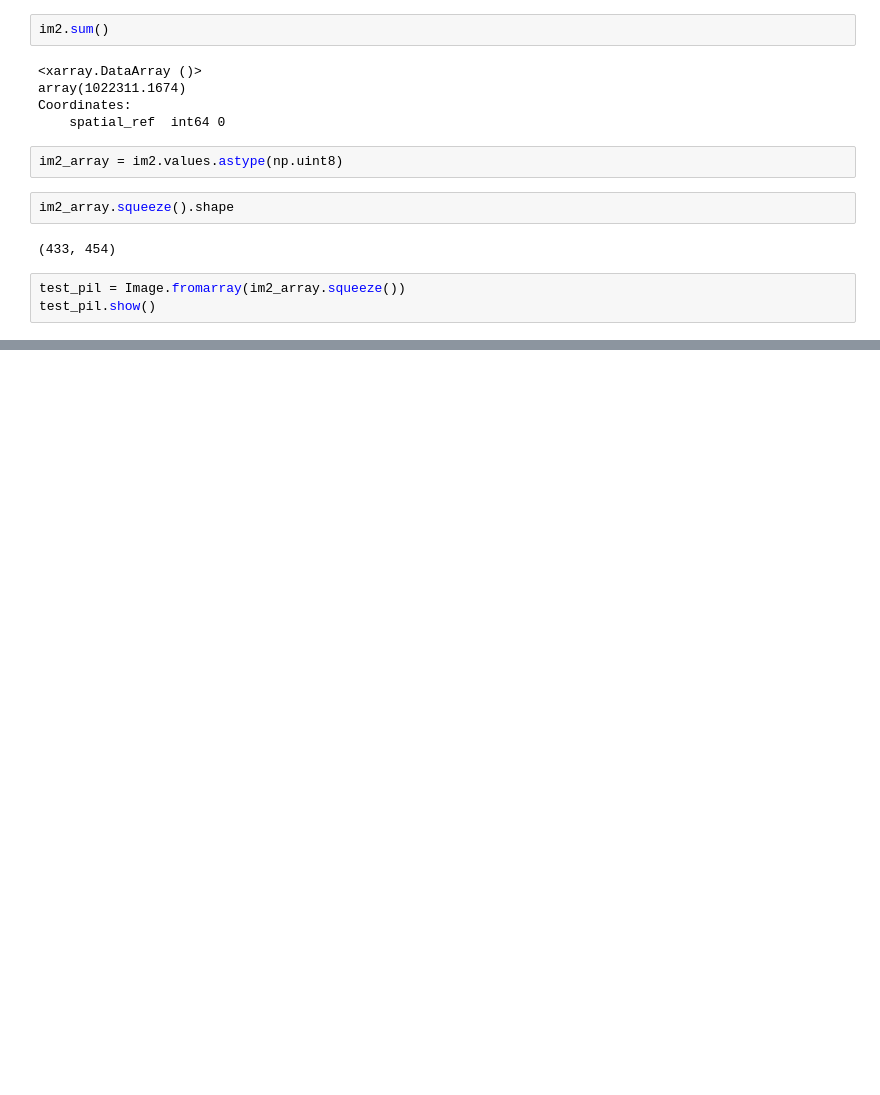
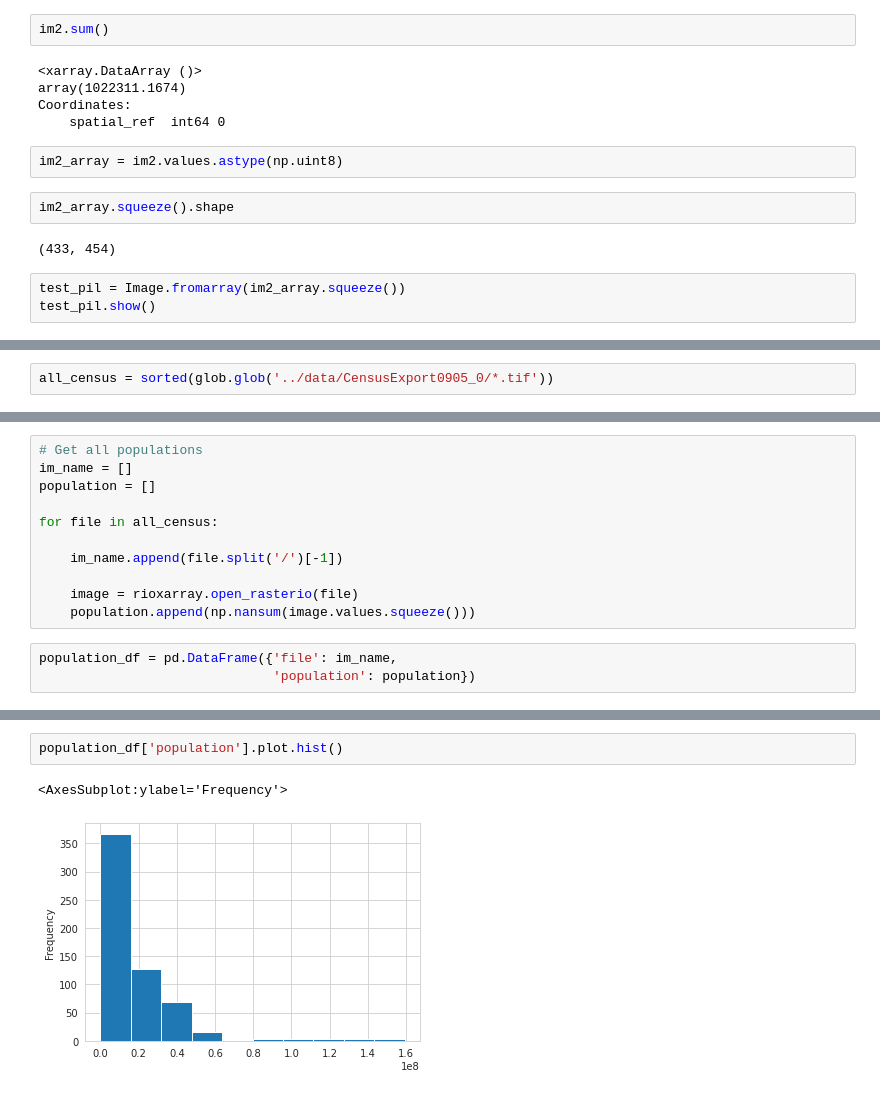
Before and after one commit to mianakajima/NightLights, a Jupyter notebook: notebooks/08_process_images.ipynb, the cells around one changed output, grey strips where cells are left out. Drawn from its saved outputs; the diff is of its cells as text; blank space fills up the shorter version.

```diff
--- a/notebooks/08_process_images.ipynb
+++ b/notebooks/08_process_images.ipynb
@@ -52,0 +70,2 @@ test_pil.show()
+# %%
+all_census = sorted(glob.glob('../data/CensusExport0905_0/*.tif'))
@@ -52,0 +76,14 @@ test_pil.show()
+# %%
+# Get all populations
+im_name = []
+population = []
+
+for file in all_census:
+
+    im_name.append(file.split('/')[-1])
+
+    image = rioxarray.open_rasterio(file)
+    population.append(np.nansum(image.values.squeeze()))
+# %%
+population_df = pd.DataFrame({'file': im_name,
+                              'population': population})
@@ -52,0 +99,5 @@ test_pil.show()
+# %%
+population_df['population'].plot.hist()
+# %% [output]
+<AxesSubplot:ylabel='Frequency'>
+[figure, added]
```
Also changed, not shown: parts of 52 cells of this notebook, 1 other file.
